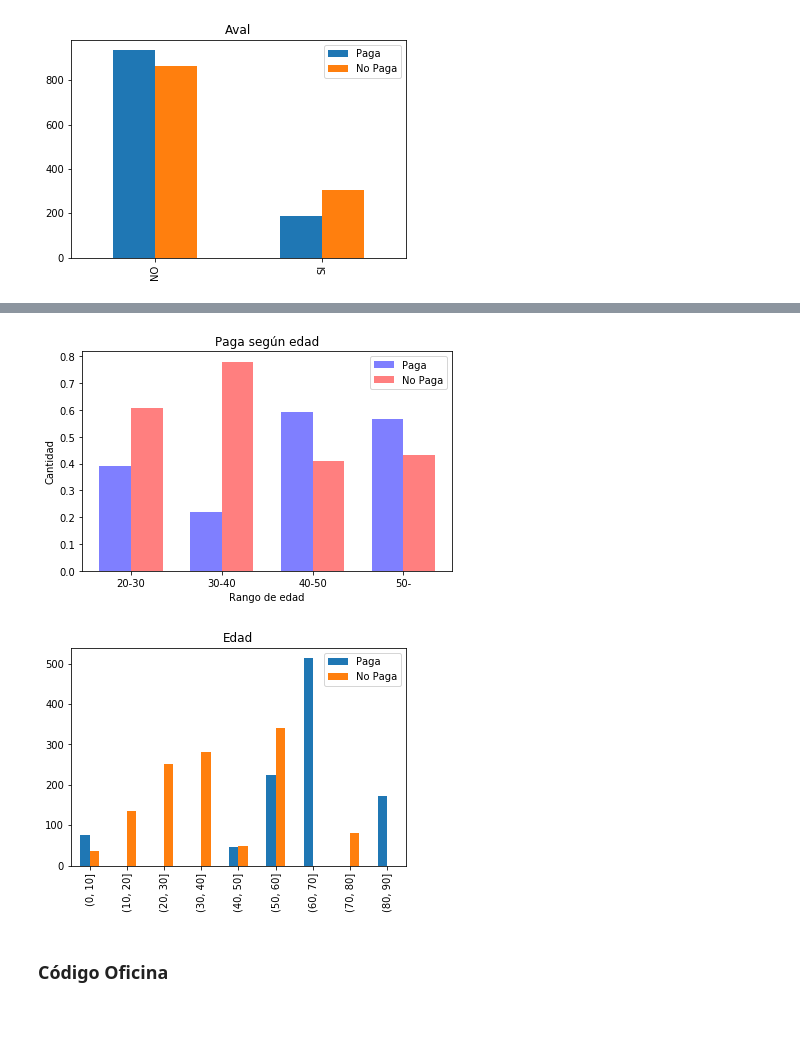
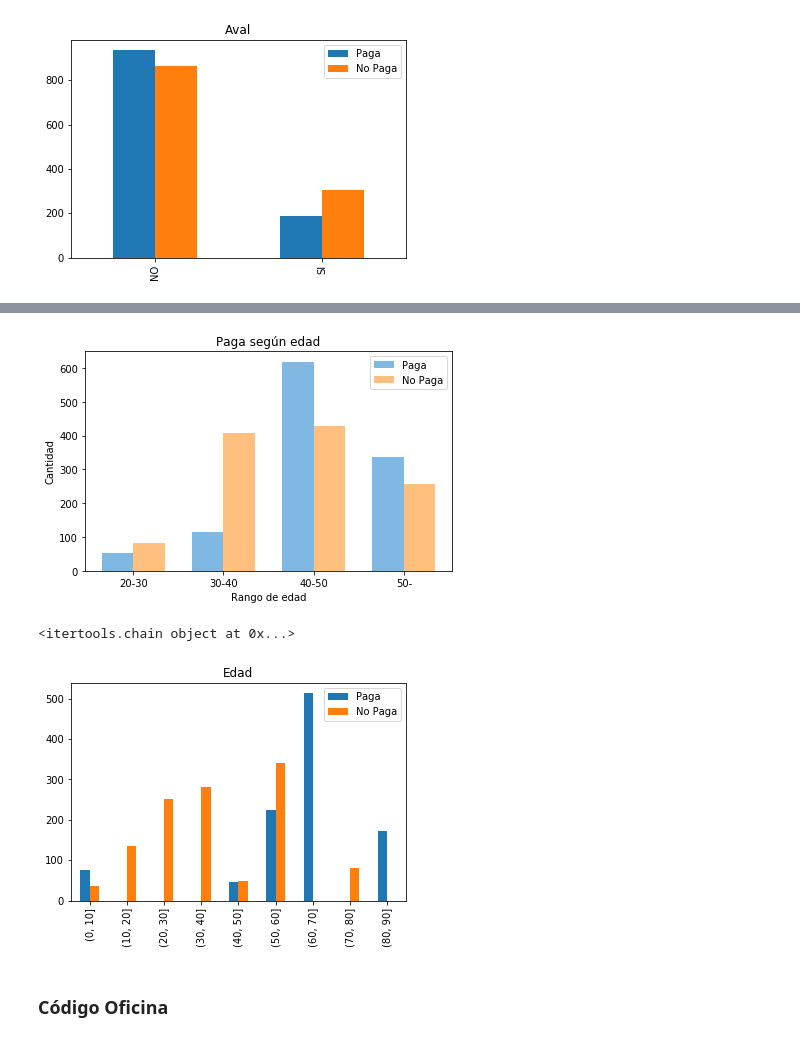
Before and after one commit to GioPais/Credit_score_project, a Jupyter notebook: Credit_score.ipynb, the cells around one changed output, grey strips where cells are left out. Drawn from its saved outputs; the diff is of its cells as text; code cells hidden in the pictures.

```diff
--- a/Credit_score.ipynb
+++ b/Credit_score.ipynb
@@ -208,52 +197,56 @@ for i in range(0,len(edad_arr)):
             NP_50+=1
 
 
 n_groups = 4
 
-P_edad = (P_20/(P_20+NP_20), P_30/(P_30+NP_30), P_40/(P_40+NP_40), P_50/(P_50+NP_50))
-NP_edad = (NP_20/(P_20+NP_20), NP_30/(P_30+NP_30), NP_40/(P_40+NP_40), NP_50/(P_50+NP_50))
+P_edad = (P_20, P_30, P_40, P_50)
+NP_edad = (NP_20, NP_30, NP_40, NP_50)
 
 fig, ax = plt.subplots()
 
 index = np.arange(n_groups)
 bar_width = 0.35
 
 opacity = 0.5
 error_config = {'ecolor': '0.3'}
 
 rects1 = ax.bar(index, P_edad, bar_width,
-                alpha=opacity, color='b', error_kw=error_config,
+                alpha=opacity, color=[0,0.45,0.78], error_kw=error_config,
                 label='Paga')
 
 rects2 = ax.bar(index + bar_width, NP_edad, bar_width,
-                alpha=opacity, color='r', error_kw=error_config,
+                alpha=opacity, color=[1.0,0.5,0.0], error_kw=error_config,
                 label='No Paga')
 
 ax.set_xlabel('Rango de edad')
 ax.set_ylabel('Cantidad')
 ax.set_title('Paga según edad')
 ax.set_xticks(index + bar_width / 2)
 ax.set_xticklabels(('20-30', '30-40','40-50', '50-'))
 ax.legend()
 
 fig.tight_layout()
 plt.show()
 # %% [output]
-[figure, old version]
+[figure, new version]
 # %%
 #Histograma Edad
 counter_genero_no_paga = Counter(featuresAsArray[y_data==0,2])
+print(counter_genero_no_paga.elements())
 counter_genero_paga = Counter(featuresAsArray[y_data==1,2])
 df1 = pd.DataFrame.from_dict(counter_genero_paga, orient='index', columns=['Paga'])
 df1 = df1.groupby(pd.cut(df1["Paga"], np.arange(0, 100, 10))).sum()
 df2 = pd.DataFrame.from_dict(counter_genero_no_paga, orient='index', columns=['No Paga'])
 df2 = df2.groupby(pd.cut(df2["No Paga"], np.arange(0, 100, 10))).sum()
 
+#print(df1)
+#print(df2)
 
 DF = pd.concat([df1,df2], axis=1)
 
 DFGPlot = DF.plot(kind='bar', title = 'Edad')
 # %% [output]
+<itertools.chain object at 0x...>
 [figure]
 # %% [markdown]
 ### Código Oficina
```
Also changed, not shown: parts of 22 cells of this notebook.
